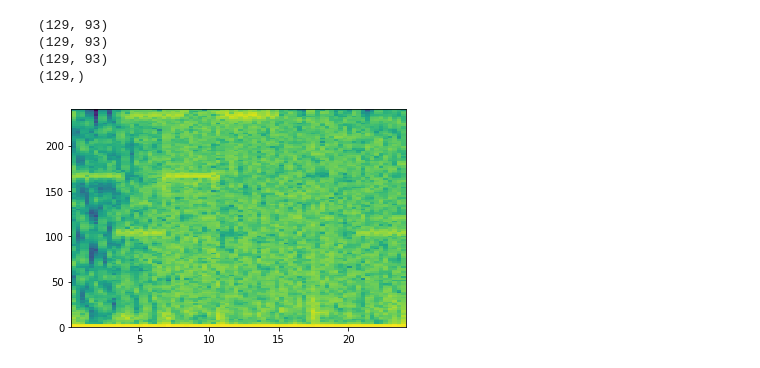
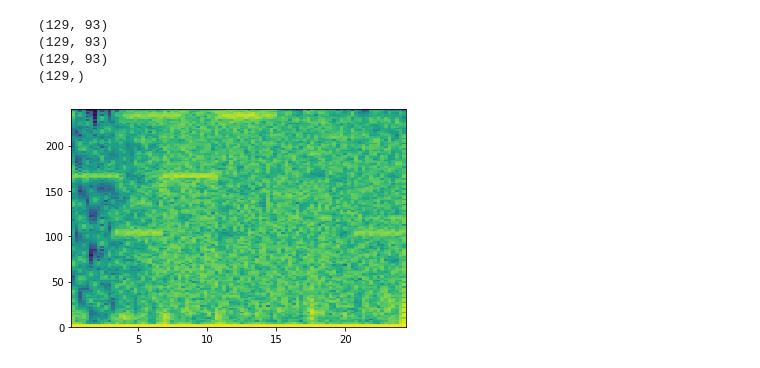
Before and after one commit to dsforza96/visual-mic, a Jupyter notebook: code/notebook.ipynb, the cells around one changed output. Saved outputs shown, nothing was run; the diff lists cells and outputs as text; code cells hidden in the pictures.

Commit message:
added examples and figures

```diff
--- a/code/notebook.ipynb
+++ b/code/notebook.ipynb
@@ -76,7 +76,7 @@ wavfile.write(args['output'] + "_denoising", sr, new_x)
 # %%
 
 plt.figure()
-plt.specgram(new_x, Fs=sr, noverlap= 100)
+plt.specgram(new_x, Fs=sr, noverlap= 200)
 plt.show()
 # %% [output]
-[figure, old version]
+[figure, new version]
```
Also changed, not shown: parts of 1 cell of this notebook, 5 other files.
